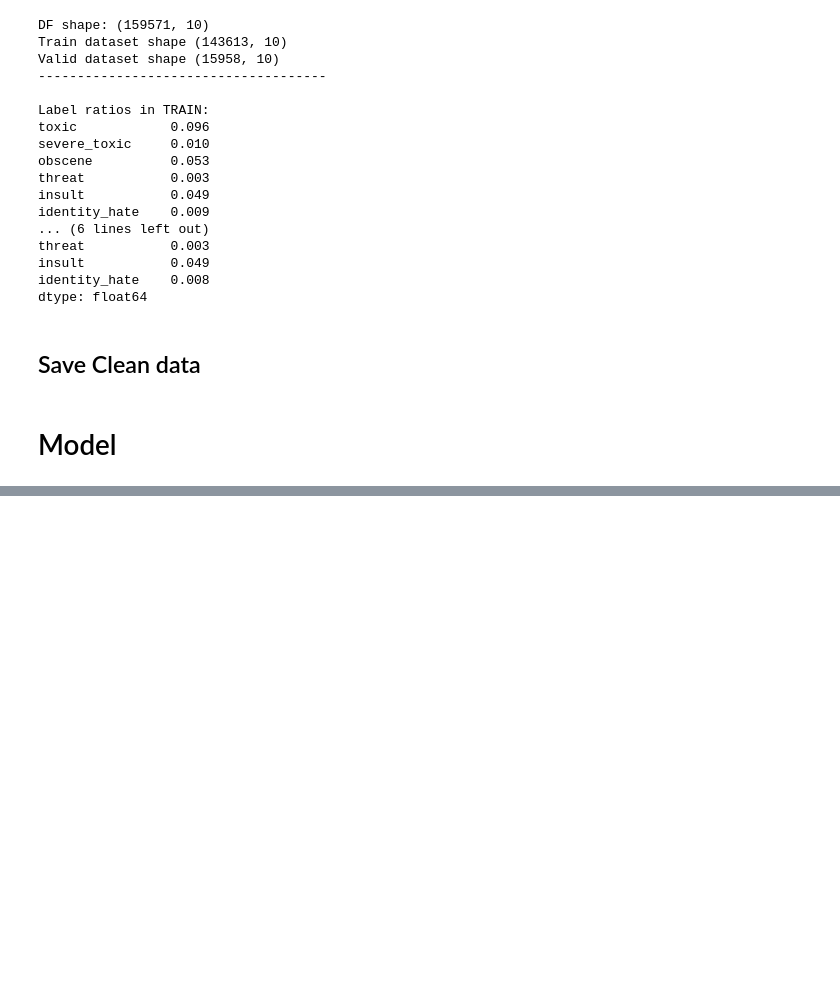
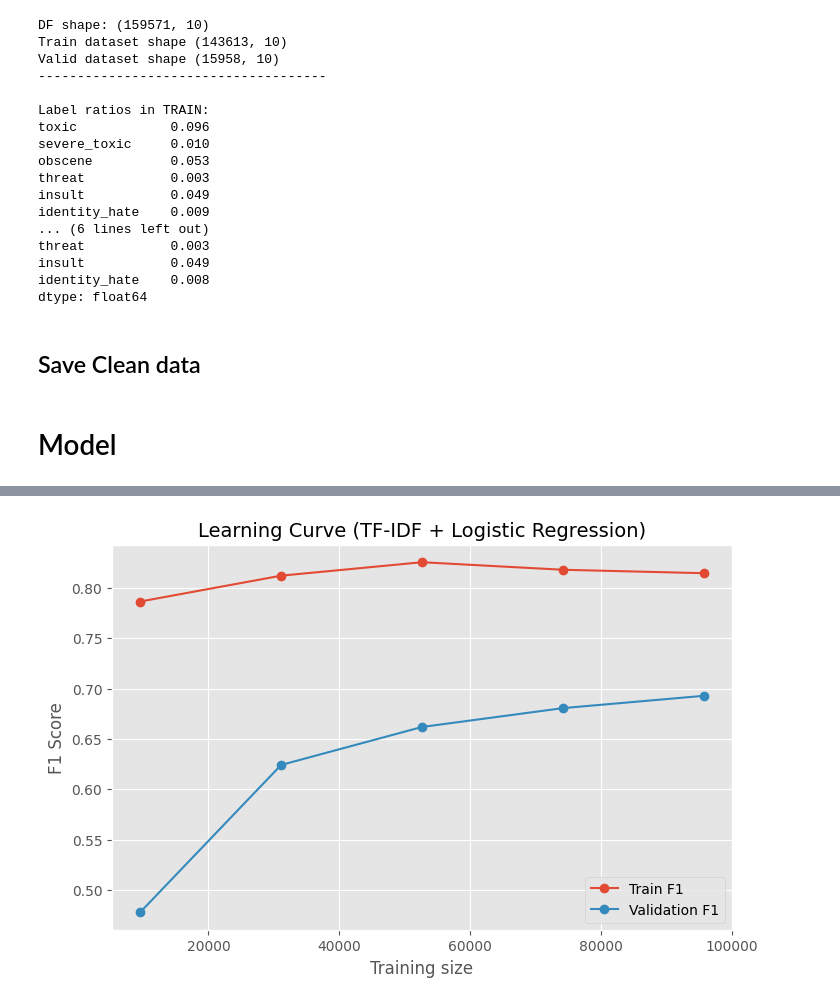
Before and after one commit to Nathan2BLK/2025_DSTI_DeepLearning_Project, a Jupyter notebook: toxicity_final.ipynb, the cells around one changed output, grey strips where cells are left out. Cells and saved outputs as stored; diff of their text form; code cells hidden in the pictures; blank space fills up the shorter version.

Commit message:
(feat): Add Model

```diff
--- a/toxicity_final.ipynb
+++ b/toxicity_final.ipynb
@@ -536,0 +647,14 @@ valid_df.to_csv(valid_path_csv, index=False)
+# %%
+%%time
+logreg = OneVsRestClassifier(
+    LogisticRegression(
+        C=4.0, #Inverse of regularization strength (higher C → less regularization)
+        max_iter=200, #Maximum number of iterations for convergence
+        n_jobs=-1, #Use all CPU cores for parallel training
+        solver="lbfgs", #Optimization algorithm
+    )
+)
+
+logreg.fit(X_train_tfidf, y_train)
+
+print("Baseline model fitted.")
@@ -536,0 +724,26 @@ valid_df.to_csv(valid_path_csv, index=False)
+# %%
+from sklearn.model_selection import learning_curve
+
+train_sizes, train_scores, valid_scores = learning_curve(
+    estimator=logreg,
+    X=X_train_tfidf,
+    y=y_train,
+    cv=3,
+    scoring="f1_micro",
+    train_sizes=np.linspace(0.1, 1.0, 5),
+    n_jobs=-1
+)
+
+train_mean = train_scores.mean(axis=1)
+valid_mean = valid_scores.mean(axis=1)
+
+plt.figure(figsize=(8,5))
+plt.plot(train_sizes, train_mean, marker="o", label="Train F1")
+plt.plot(train_sizes, valid_mean, marker="o", label="Validation F1")
+plt.xlabel("Training size")
+plt.ylabel("F1 Score")
+plt.title("Learning Curve (TF-IDF + Logistic Regression)")
+plt.legend()
+plt.show()
+# %% [output]
+[figure, added]
```
Also changed, not shown: parts of 72 cells of this notebook.
